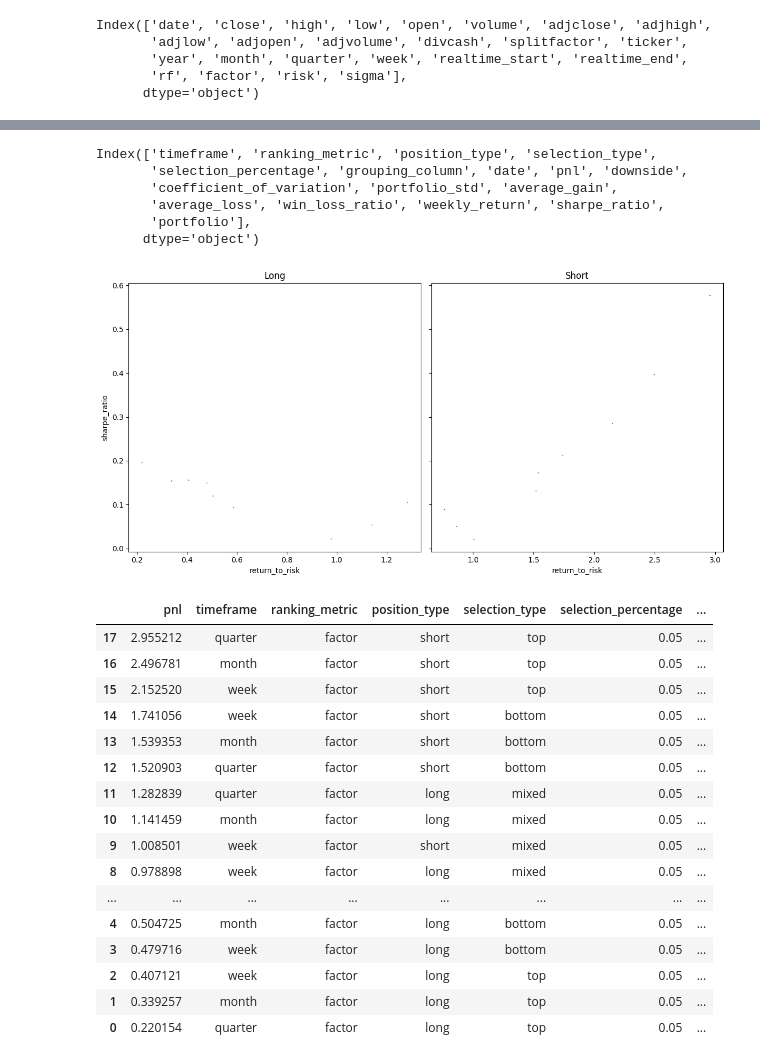
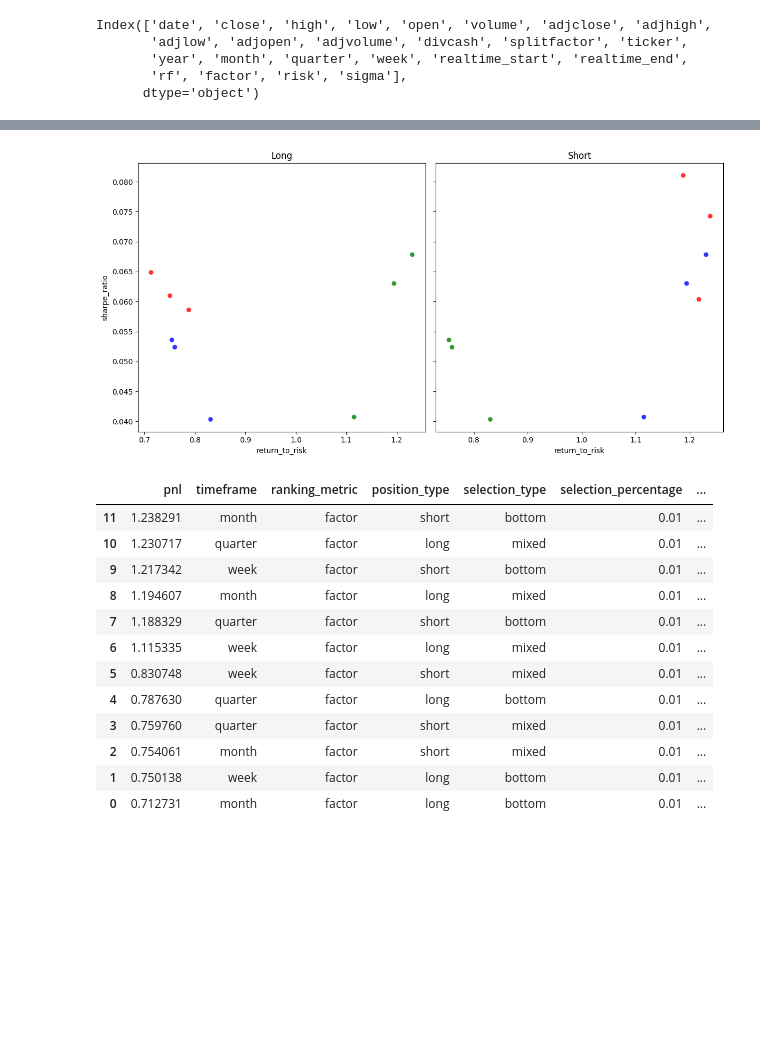
Before and after one commit to chung-ejy/orivault, a Jupyter notebook: studies/financial_statement_study/financial_statement_gradient_boosting.ipynb, the cells around one changed output, grey strips where cells are left out. Drawn from its saved outputs; the diff is of its cells as text; code cells hidden in the pictures; blank space fills up the shorter version.

```diff
--- a/studies/financial_statement_study/financial_statement_gradient_boosting.ipynb
+++ b/studies/financial_statement_study/financial_statement_gradient_boosting.ipynb
@@ -50,7 +50,7 @@ fred.disconnect()
 macro = sp500.merge(interest_rates,on="date",how="left")
 macro = p.utc_date(macro)
 # %%
-factors = ["assets","liabilities","reference_price"]
+factors = ["assets","liabilities","revenue","reference_price"]
 # %%
 market.connect()
 sec.connect()
@@ -66,12 +66,13 @@ for row in tqdm(index.iterrows()):
             price = p.additional_date_columns(price)
             price.sort_values("date",inplace=True)
             price = Indicator.ROLLING_DOLLAR_VOLUME.calculate(price)
-            filings = p.utc_date(filings).dropna()
+            filings = p.utc_date(filings)
             filings = p.lower_column(filings)
             filings = p.additional_date_columns(filings)
             ticker_factors = filings.drop(["date","month","week","cik"],axis=1).groupby(["year","quarter"]).mean().reset_index()
             price = price.drop(["date","ticker"],axis=1).groupby(["year","quarter"]).mean().reset_index()
             ticker_factors = ticker_factors.merge(price,on=["year","quarter"],how="left")
+            ticker_factors = ticker_factors.ffill()
             ticker_factors["year"] = ticker_factors["year"] + 1
             if ticker_factors.index.size > 0:
                 ticker_factors["ticker"] = ticker
@@ -142,6 +153,6 @@ Index(['date', 'close', 'high', 'low', 'open', 'volume', 'adjclose', 'adjhigh',
 # %%
 ## getting names
-simulation = pd.concat(prices).merge(index[["ticker","office"]],on="ticker",how="left")
+simulation = pd.concat(prices).merge(index[["ticker","sic_description"]],on="ticker",how="left")
 
 ## subsetting backtesting data
 simulation = simulation[(simulation["year"]>=model_end) & (simulation["year"]<backtest_end)].dropna(subset="factor")
@@ -151,7 +162,6 @@ simulation = simulation[simulation["ticker"].isin(tickers)]
 simulation.sort_values("date", inplace=True)
 simulation["sell_price"] = simulation["adjclose"]
 simulation["sell_date"] = simulation["date"]
-simulation.columns
 # %% [output]
 Index(['date', 'close', 'high', 'low', 'open', 'volume', 'adjclose', 'adjhigh',
        'adjlow', 'adjopen', 'adjvolume', 'divcash', 'splitfactor', 'ticker',
@@ -169,5 +172,5 @@ Index(['date', 'close', 'high', 'low', 'open', 'volume', 'adjclose', 'adjhigh',
 # %%
-portfolios = PortfolioSelection.generate_possible_portfolios(group_percentages=[0.05],grouping_columns=["office"])
+portfolios = PortfolioSelection.generate_possible_portfolios(group_percentages=[0.01],grouping_columns=["sic_description"])
 # %%
 ## Defining Benchmark
 market.connect()
@@ -191,63 +194,51 @@ if run:
             continue
 # %%
 a = pd.DataFrame(analysises)
-a.columns
-# %% [output]
-Index(['timeframe', 'ranking_metric', 'position_type', 'selection_type',
-       'selection_percentage', 'grouping_column', 'date', 'pnl', 'downside',
-       'coefficient_of_variation', 'portfolio_std', 'average_gain',
-       'average_loss', 'win_loss_ratio', 'weekly_return', 'sharpe_ratio',
-       'portfolio'],
-      dtype='object')
 # %%
 a["color"] = ["blue" if x == "top" else "red" if x == "bottom"  else "green" for x in a["selection_type"]]
 a["return_to_risk"] = a["pnl"] / a["portfolio_std"]
 # %%
 fig, axes = plt.subplots(1, 2, figsize=(12, 6), sharey=True)
 
 # Titles for each subplot
 titles = ["Long", "Short"]
 
 # Iterate over directions and corresponding axes
 for i, position_type in enumerate(["long", "short"]):
     d_analysis = a[a["position_type"] == position_type]
     axes[i].scatter(
         d_analysis["pnl"],
         d_analysis["portfolio_std"],
         c=d_analysis["color"],
-        s=d_analysis["selection_percentage"] * 100,
+        s=50,
         alpha=0.8,
         edgecolors="w",
     )
     axes[i].set_title(titles[i])
     axes[i].set_xlabel("return_to_risk")
     axes[i].set_ylabel("sharpe_ratio" if i == 0 else "")  # Only label y-axis on the first plot
 
 # Adjust layout for better spacing
 plt.tight_layout()
 
 # Show the combined plot
 plt.show()
 # %% [output]
-[figure, old version]
+[figure, new version]
 # %%
 a.groupby("pnl").first().reset_index().drop("date",axis=1).sort_values("pnl",ascending=False).head(20)
 # %% [output]
 |  | pnl | timeframe | ranking_metric | position_type | selection_type | selection_percentage | ... |
-| 17 | 2.955212 | quarter | factor | short | top | 0.05 | ... |
-| 16 | 2.496781 | month | factor | short | top | 0.05 | ... |
-| 15 | 2.152520 | week | factor | short | top | 0.05 | ... |
-| 14 | 1.741056 | week | factor | short | bottom | 0.05 | ... |
-| 13 | 1.539353 | month | factor | short | bottom | 0.05 | ... |
-| 12 | 1.520903 | quarter | factor | short | bottom | 0.05 | ... |
-| 11 | 1.282839 | quarter | factor | long | mixed | 0.05 | ... |
-| 10 | 1.141459 | month | factor | long | mixed | 0.05 | ... |
-| 9 | 1.008501 | week | factor | short | mixed | 0.05 | ... |
-| 8 | 0.978898 | week | factor | long | mixed | 0.05 | ... |
-| ... | ... | ... | ... | ... | ... | ... | ... |
-| 4 | 0.504725 | month | factor | long | bottom | 0.05 | ... |
-| 3 | 0.479716 | week | factor | long | bottom | 0.05 | ... |
-| 2 | 0.407121 | week | factor | long | top | 0.05 | ... |
-| 1 | 0.339257 | month | factor | long | top | 0.05 | ... |
-| 0 | 0.220154 | quarter | factor | long | top | 0.05 | ... |
+| 11 | 1.238291 | month | factor | short | bottom | 0.01 | ... |
+| 10 | 1.230717 | quarter | factor | long | mixed | 0.01 | ... |
+| 9 | 1.217342 | week | factor | short | bottom | 0.01 | ... |
+| 8 | 1.194607 | month | factor | long | mixed | 0.01 | ... |
+| 7 | 1.188329 | quarter | factor | short | bottom | 0.01 | ... |
+| 6 | 1.115335 | week | factor | long | mixed | 0.01 | ... |
+| 5 | 0.830748 | week | factor | short | mixed | 0.01 | ... |
+| 4 | 0.787630 | quarter | factor | long | bottom | 0.01 | ... |
+| 3 | 0.759760 | quarter | factor | short | mixed | 0.01 | ... |
+| 2 | 0.754061 | month | factor | short | mixed | 0.01 | ... |
+| 1 | 0.750138 | week | factor | long | bottom | 0.01 | ... |
+| 0 | 0.712731 | month | factor | long | bottom | 0.01 | ... |
 # %%
```
Also changed, not shown: parts of 9 cells of this notebook, 3 other files.
